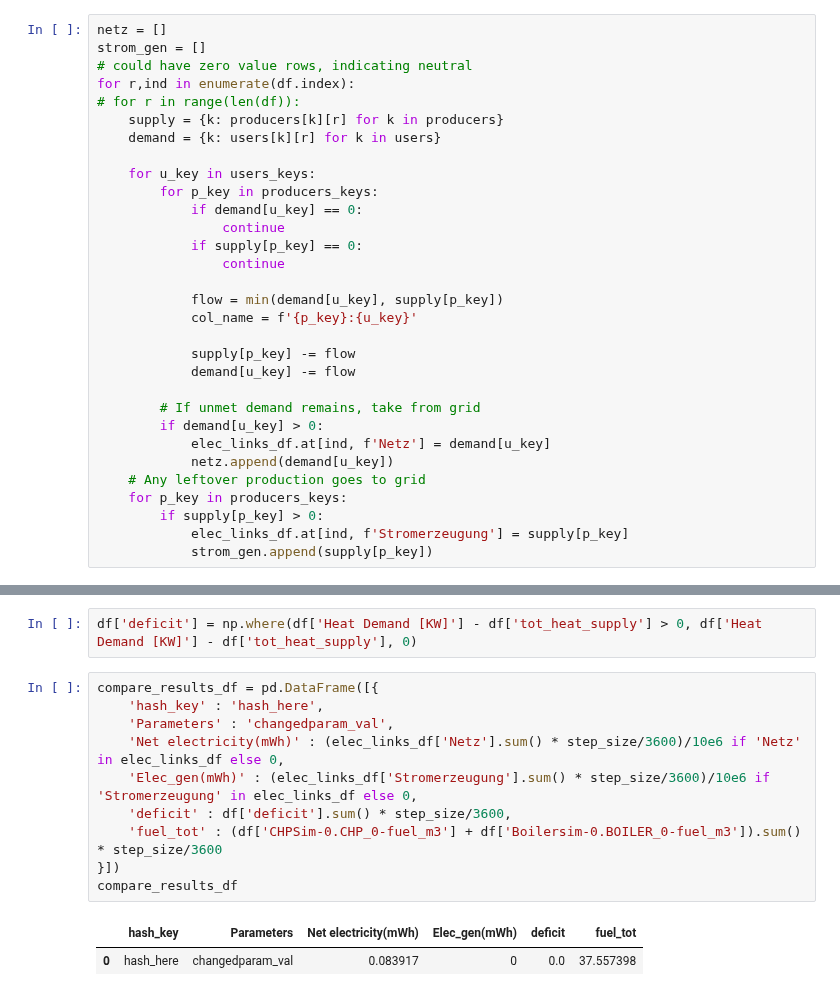
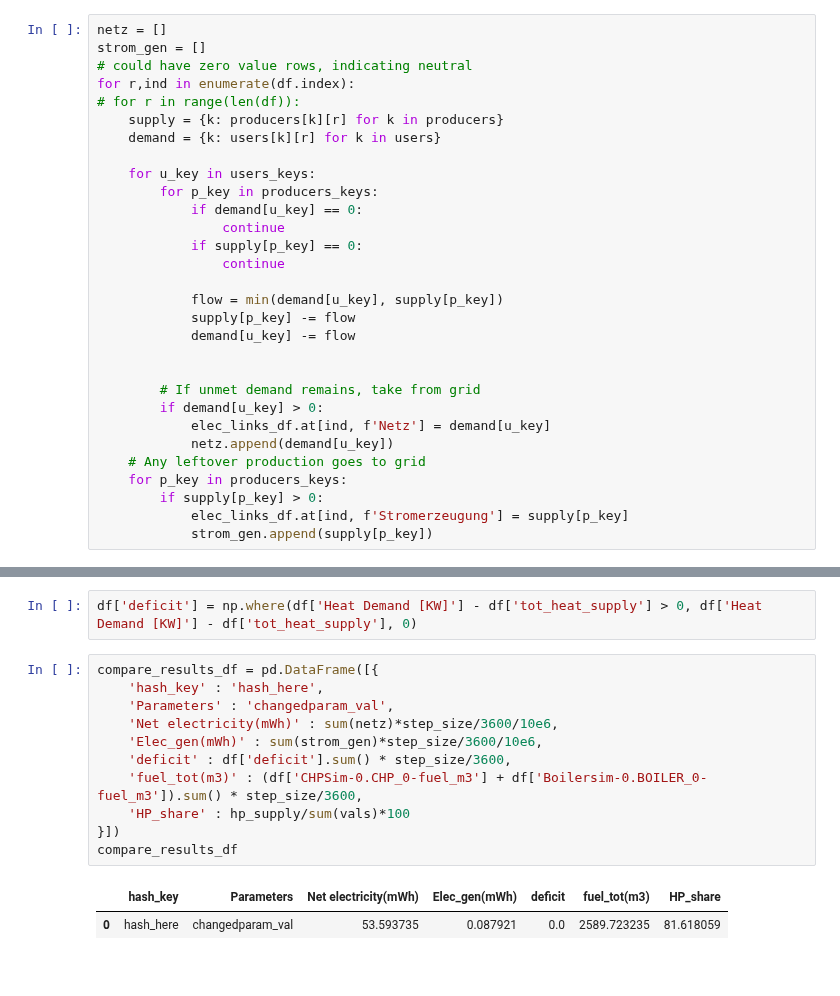
Before and after one commit to ltomas1/DES.sim, a Jupyter notebook: iterative_optim/visu_batch.ipynb, the cells around one changed output, grey strips where cells are left out. Drawn from its saved outputs; the diff is of its cells as text.

```diff
--- a/iterative_optim/visu_batch.ipynb
+++ b/iterative_optim/visu_batch.ipynb
@@ -216,10 +277,9 @@ for r,ind in enumerate(df.index):
                 continue
 
             flow = min(demand[u_key], supply[p_key])
-            col_name = f'{p_key}:{u_key}'
-
             supply[p_key] -= flow
             demand[u_key] -= flow
+
 
         # If unmet demand remains, take from grid
         if demand[u_key] > 0:
@@ -300,16 +303,17 @@ dummy_df['netz'].sum() * step_size/3600/10e6
 df['tot_heat_supply'] = df['ControllerSim-0.Controller_0-sh_supply']+ df['ControllerSim-0.Controller_0-dhw_supply']
 # %%
 df['deficit'] = np.where(df['Heat Demand [KW]'] - df['tot_heat_supply'] > 0, df['Heat Demand [KW]'] - df['tot_heat_supply'], 0)
-# %%
-compare_results_df = pd.DataFrame([{
-    'hash_key' : 'hash_here',
-    'Parameters' : 'changedparam_val',
-    'Net electricity(mWh)' : (elec_links_df['Netz'].sum() * step_size/3600)/10e6 if 'Netz' in elec_links_df else 0,
-    'Elec_gen(mWh)' : (elec_links_df['Stromerzeugung'].sum() * step_size/3600)/10e6 if 'Stromerzeugung' in elec_links_df else 0,
-    'deficit' : df['deficit'].sum() * step_size/3600,
-    'fuel_tot' : (df['CHPSim-0.CHP_0-fuel_m3'] + df['Boilersim-0.BOILER_0-fuel_m3']).sum() * step_size/3600
-}])
-compare_results_df
-# %% [output]
-|  | hash_key | Parameters | Net electricity(mWh) | Elec_gen(mWh) | deficit | fuel_tot |
-| 0 | hash_here | changedparam_val | 0.083917 | 0 | 0.0 | 37.557398 |
+# %%
+compare_results_df = pd.DataFrame([{
+    'hash_key' : 'hash_here',
+    'Parameters' : 'changedparam_val',
+    'Net electricity(mWh)' : sum(netz)*step_size/3600/10e6,
+    'Elec_gen(mWh)' : sum(strom_gen)*step_size/3600/10e6,
+    'deficit' : df['deficit'].sum() * step_size/3600,
+    'fuel_tot(m3)' : (df['CHPSim-0.CHP_0-fuel_m3'] + df['Boilersim-0.BOILER_0-fuel_m3']).sum() * step_size/3600,
+    'HP_share' : hp_supply/sum(vals)*100
+}])
+compare_results_df
+# %% [output]
+|  | hash_key | Parameters | Net electricity(mWh) | Elec_gen(mWh) | deficit | fuel_tot(m3) | HP_share |
+| 0 | hash_here | changedparam_val | 53.593735 | 0.087921 | 0.0 | 2589.723235 | 81.618059 |
```
Also changed, not shown: parts of 23 cells of this notebook, 3 other files.
